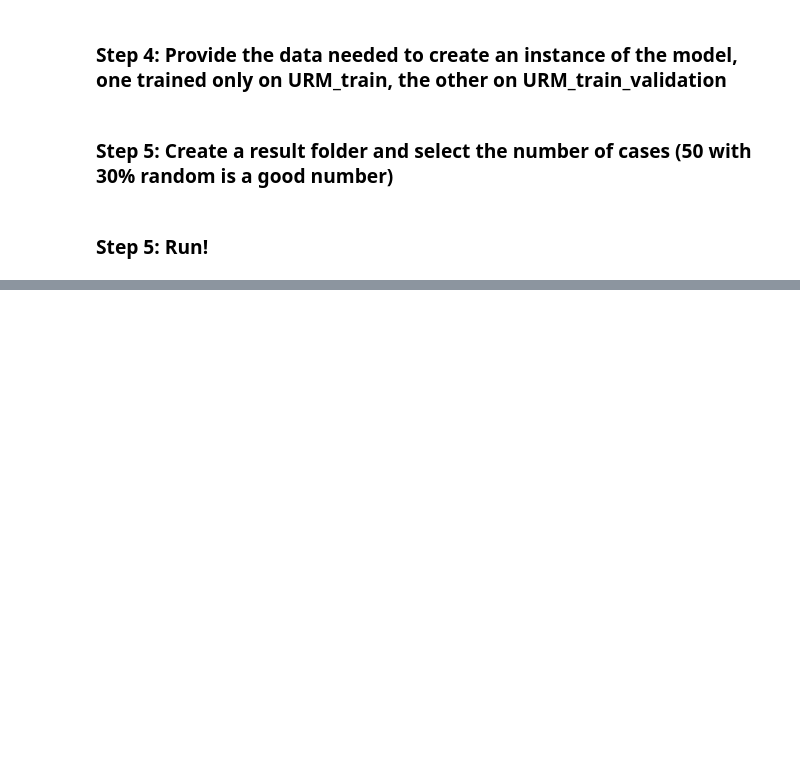
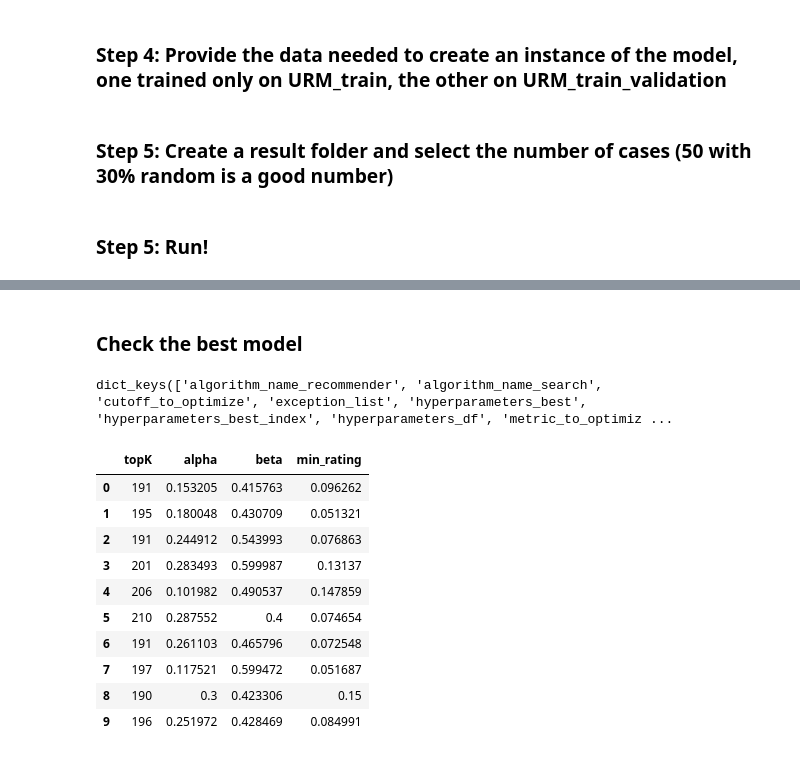
Before and after one commit to LucaBrembilla/RecSys_Course_AT_PoliMi, a Jupyter notebook: Project-rp3beta.ipynb, the cells around one changed output, grey strips where cells are left out. Drawn from its saved outputs; the diff is of its cells as text; code cells hidden in the pictures; blank space fills up the shorter version.

```diff
--- a/Project-rp3beta.ipynb
+++ b/Project-rp3beta.ipynb
@@ -121,0 +141,26 @@ hyperparameterSearch.search(recommender_input_args,
+# %% [markdown]
+### Check the best model
+# %%
+from Recommenders.DataIO import DataIO
+
+data_loader = DataIO(folder_path = output_folder_path)
+search_metadata = data_loader.load_data(recommender_class.RECOMMENDER_NAME + "_metadata.zip")
+
+search_metadata.keys()
+# %% [output]
+dict_keys(['algorithm_name_recommender', 'algorithm_name_search', 'cutoff_to_optimize', 'exception_list', 'hyperparameters_best', 'hyperparameters_best_index', 'hyperparameters_df', 'metric_to_optimiz ...
+# %%
+hyperparameters_df = search_metadata["hyperparameters_df"]
+hyperparameters_df
+# %% [output]
+|  | topK | alpha | beta | min_rating |
+| 0 | 191 | 0.153205 | 0.415763 | 0.096262 |
+| 1 | 195 | 0.180048 | 0.430709 | 0.051321 |
+| 2 | 191 | 0.244912 | 0.543993 | 0.076863 |
+| 3 | 201 | 0.283493 | 0.599987 | 0.13137 |
+| 4 | 206 | 0.101982 | 0.490537 | 0.147859 |
+| 5 | 210 | 0.287552 | 0.4 | 0.074654 |
+| 6 | 191 | 0.261103 | 0.465796 | 0.072548 |
+| 7 | 197 | 0.117521 | 0.599472 | 0.051687 |
+| 8 | 190 | 0.3 | 0.423306 | 0.15 |
+| 9 | 196 | 0.251972 | 0.428469 | 0.084991 |
```
Also changed, not shown: parts of 9 cells of this notebook.
